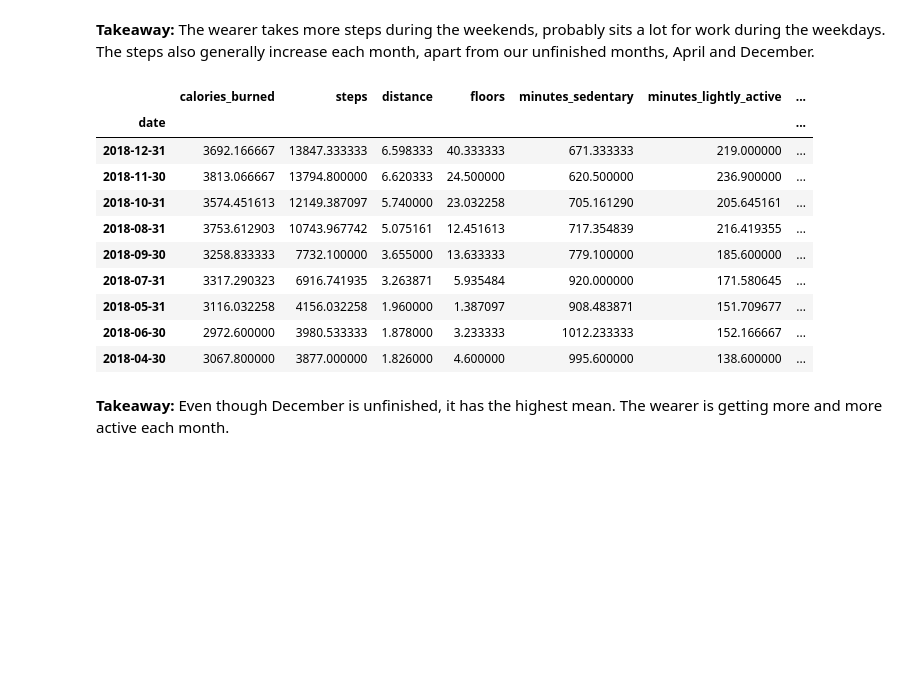
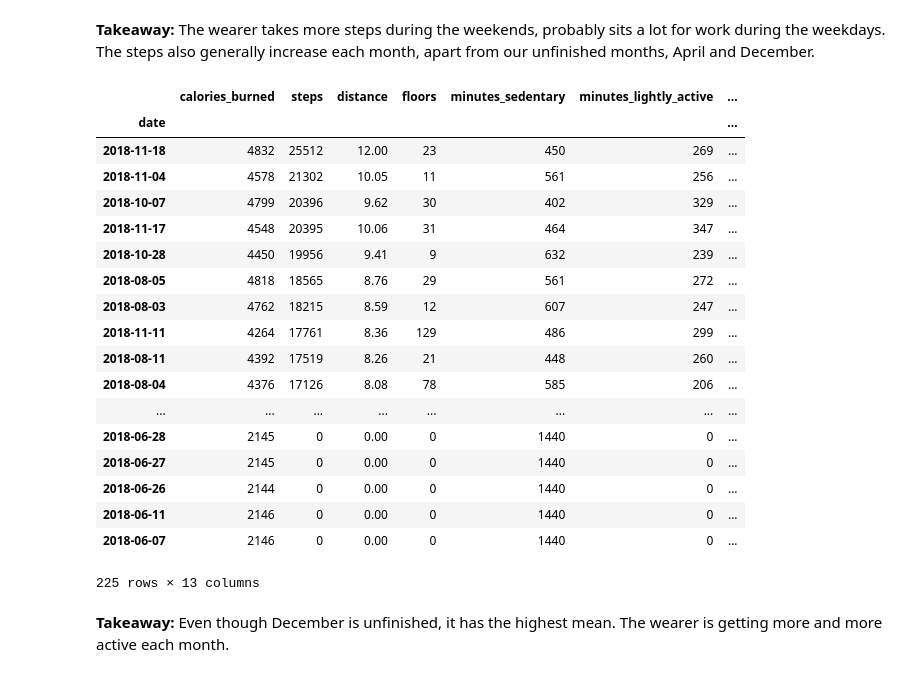
Before and after one commit to Dairy-Time/time-series-project, a Jupyter notebook: Fitbit_Data.ipynb, the cells around one changed output. Cells and saved outputs as stored; diff of their text form; code cells hidden in the pictures; blank space fills up the shorter version.

```diff
--- a/Fitbit_Data.ipynb
+++ b/Fitbit_Data.ipynb
@@ -315,19 +292,27 @@ Text(0.5, 1.0, 'Are there any trends in number of steps a month?')
 **Takeaway:** The wearer takes more steps during the weekends, probably sits a lot for work during the weekdays. The steps also generally increase each month, apart from our unfinished months, April and December.
 # %%
 # Look at average steps during each month in descending order to match up to the visual.
-df1.sort_values(by='steps', ascending=False)
+df.sort_values(by='steps', ascending=False)
 # %% [output]
 |  | calories_burned | steps | distance | floors | minutes_sedentary | minutes_lightly_active | ... |
 | date |  |  |  |  |  |  | ... |
-| 2018-12-31 | 3692.166667 | 13847.333333 | 6.598333 | 40.333333 | 671.333333 | 219.000000 | ... |
-| 2018-11-30 | 3813.066667 | 13794.800000 | 6.620333 | 24.500000 | 620.500000 | 236.900000 | ... |
-| 2018-10-31 | 3574.451613 | 12149.387097 | 5.740000 | 23.032258 | 705.161290 | 205.645161 | ... |
-| 2018-08-31 | 3753.612903 | 10743.967742 | 5.075161 | 12.451613 | 717.354839 | 216.419355 | ... |
-| 2018-09-30 | 3258.833333 | 7732.100000 | 3.655000 | 13.633333 | 779.100000 | 185.600000 | ... |
-| 2018-07-31 | 3317.290323 | 6916.741935 | 3.263871 | 5.935484 | 920.000000 | 171.580645 | ... |
-| 2018-05-31 | 3116.032258 | 4156.032258 | 1.960000 | 1.387097 | 908.483871 | 151.709677 | ... |
-| 2018-06-30 | 2972.600000 | 3980.533333 | 1.878000 | 3.233333 | 1012.233333 | 152.166667 | ... |
-| 2018-04-30 | 3067.800000 | 3877.000000 | 1.826000 | 4.600000 | 995.600000 | 138.600000 | ... |
+| 2018-11-18 | 4832 | 25512 | 12.00 | 23 | 450 | 269 | ... |
+| 2018-11-04 | 4578 | 21302 | 10.05 | 11 | 561 | 256 | ... |
+| 2018-10-07 | 4799 | 20396 | 9.62 | 30 | 402 | 329 | ... |
+| 2018-11-17 | 4548 | 20395 | 10.06 | 31 | 464 | 347 | ... |
+| 2018-10-28 | 4450 | 19956 | 9.41 | 9 | 632 | 239 | ... |
+| 2018-08-05 | 4818 | 18565 | 8.76 | 29 | 561 | 272 | ... |
+| 2018-08-03 | 4762 | 18215 | 8.59 | 12 | 607 | 247 | ... |
+| 2018-11-11 | 4264 | 17761 | 8.36 | 129 | 486 | 299 | ... |
+| 2018-08-11 | 4392 | 17519 | 8.26 | 21 | 448 | 260 | ... |
+| 2018-08-04 | 4376 | 17126 | 8.08 | 78 | 585 | 206 | ... |
+| ... | ... | ... | ... | ... | ... | ... | ... |
+| 2018-06-28 | 2145 | 0 | 0.00 | 0 | 1440 | 0 | ... |
+| 2018-06-27 | 2145 | 0 | 0.00 | 0 | 1440 | 0 | ... |
+| 2018-06-26 | 2144 | 0 | 0.00 | 0 | 1440 | 0 | ... |
+| 2018-06-11 | 2146 | 0 | 0.00 | 0 | 1440 | 0 | ... |
+| 2018-06-07 | 2146 | 0 | 0.00 | 0 | 1440 | 0 | ... |
+225 rows × 13 columns
 # %% [markdown]
 **Takeaway:** Even though December is unfinished, it has the highest mean. The wearer is getting more and more active each month.
 # %%
```
Also changed, not shown: parts of 60 cells of this notebook.
